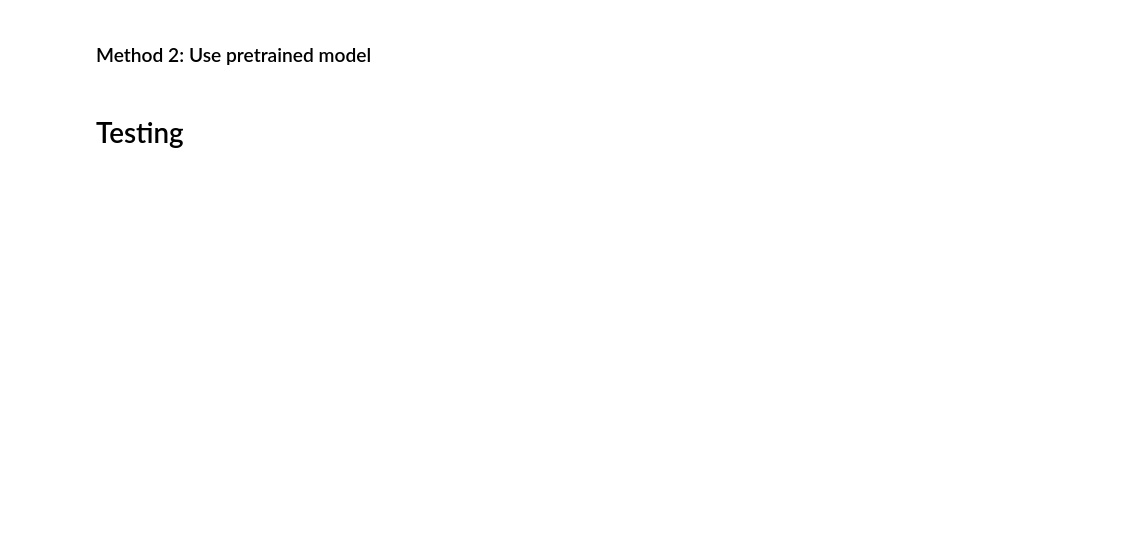
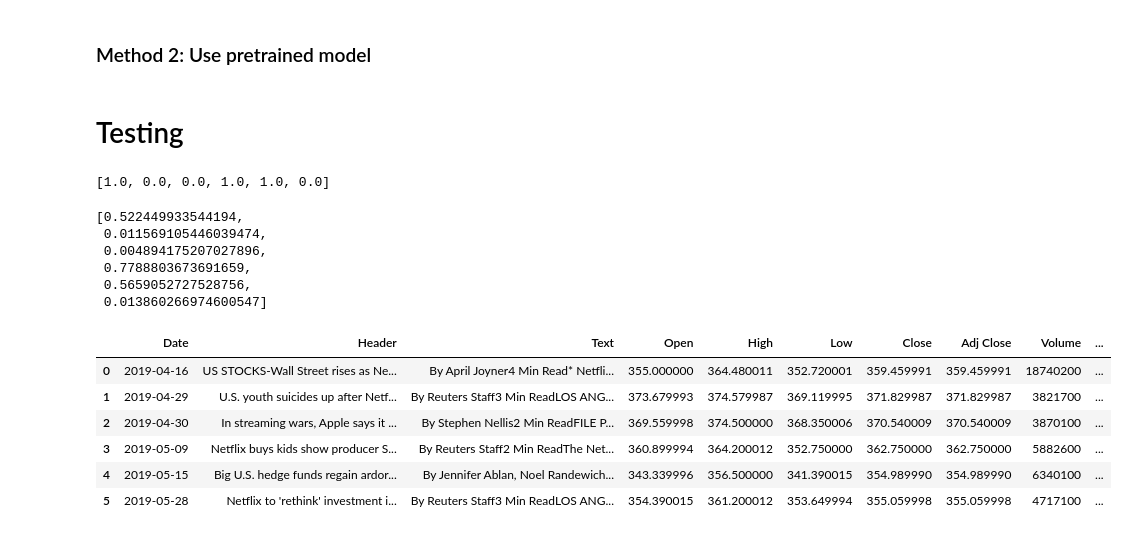
Before and after one commit to anair123/NLP-Final-Project, a Jupyter notebook: NLP Project/Data Preprocessing.ipynb, the cells around one changed output. Drawn from its saved outputs; the diff is of its cells as text; code cells hidden in the pictures; blank space fills up the shorter version.

Commit message:
Added sentiment to the dataframe

```diff
--- a/NLP Project/Data Preprocessing.ipynb
+++ b/NLP Project/Data Preprocessing.ipynb
@@ -138,0 +241,13 @@ text_clean
+# %%
+# collect the features 'x' and stack them into a matrix 'X'
+X = np.zeros((len(train_x), 3))
+for i in range(len(train_x)):
+    X[i, :]= extract_features(train_x[i], freqs)
+
+# training labels corresponding to X
+Y = train_y
+# %%
+# Fitting Logistic Regression to the Training set
+from sklearn.linear_model import LogisticRegression
+classifier = LogisticRegression(random_state = 0)
+classifier.fit(X, Y)
@@ -138,0 +282,22 @@ text_clean
+# %%
+# UNQ_C4 (UNIQUE CELL IDENTIFIER, DO NOT EDIT)
+def predict_tweet_prob(tweet, freqs):
+    '''
+    Input:
+        tweet: a string
+        freqs: a dictionary corresponding to the frequencies of each tuple (word, label)
+        theta: (3,1) vector of weights
+    Output:
+        y_pred: the probability of a tweet being positive or negative
+    '''
+    ### START CODE HERE (REPLACE INSTANCES OF 'None' with your code) ###
+
+    # extract the features of the tweet and store it into x
+    x = extract_features(tweet,freqs)
+
+    # make the prediction using x and theta
+    y_pred = classifier.predict_proba(x)
+
+    ### END CODE HERE ###
+
+    return y_pred
@@ -140,3 +310,34 @@ text_clean
 ### Method 2: Use pretrained model
 # %% [markdown]
 # Testing
+# %%
+sentiment = []
+sentiment_prob = []
+for i in df.iloc[:,2]:
+  sentiment.append(predict_tweet(i, freqs)[0])
+  sentiment_prob.append(predict_tweet_prob(i, freqs)[0][1])
+# %%
+sentiment
+# %% [output]
+[1.0, 0.0, 0.0, 1.0, 1.0, 0.0]
+# %%
+sentiment_prob
+# %% [output]
+[0.522449933544194,
+ 0.011569105446039474,
+ 0.004894175207027896,
+ 0.7788803673691659,
+ 0.5659052727528756,
+ 0.013860266974600547]
+# %%
+df['sentiment'] = sentiment
+df['sentiment_prob'] = sentiment_prob
+df
+# %% [output]
+|  | Date | Header | Text | Open | High | Low | Close | Adj Close | Volume | ... |
+| 0 | 2019-04-16 | US STOCKS-Wall Street rises as Ne... | By April Joyner4 Min Read* Netfli... | 355.000000 | 364.480011 | 352.720001 | 359.459991 | 359.459991 | 18740200 | ... |
+| 1 | 2019-04-29 | U.S. youth suicides up after Netf... | By Reuters Staff3 Min ReadLOS ANG... | 373.679993 | 374.579987 | 369.119995 | 371.829987 | 371.829987 | 3821700 | ... |
+| 2 | 2019-04-30 | In streaming wars, Apple says it ... | By Stephen Nellis2 Min ReadFILE P... | 369.559998 | 374.500000 | 368.350006 | 370.540009 | 370.540009 | 3870100 | ... |
+| 3 | 2019-05-09 | Netflix buys kids show producer S... | By Reuters Staff2 Min ReadThe Net... | 360.899994 | 364.200012 | 352.750000 | 362.750000 | 362.750000 | 5882600 | ... |
+| 4 | 2019-05-15 | Big U.S. hedge funds regain ardor... | By Jennifer Ablan, Noel Randewich... | 343.339996 | 356.500000 | 341.390015 | 354.989990 | 354.989990 | 6340100 | ... |
+| 5 | 2019-05-28 | Netflix to 'rethink' investment i... | By Reuters Staff3 Min ReadLOS ANG... | 354.390015 | 361.200012 | 353.649994 | 355.059998 | 355.059998 | 4717100 | ... |
```
Also changed, not shown: parts of 17 cells of this notebook, 1 other file.
